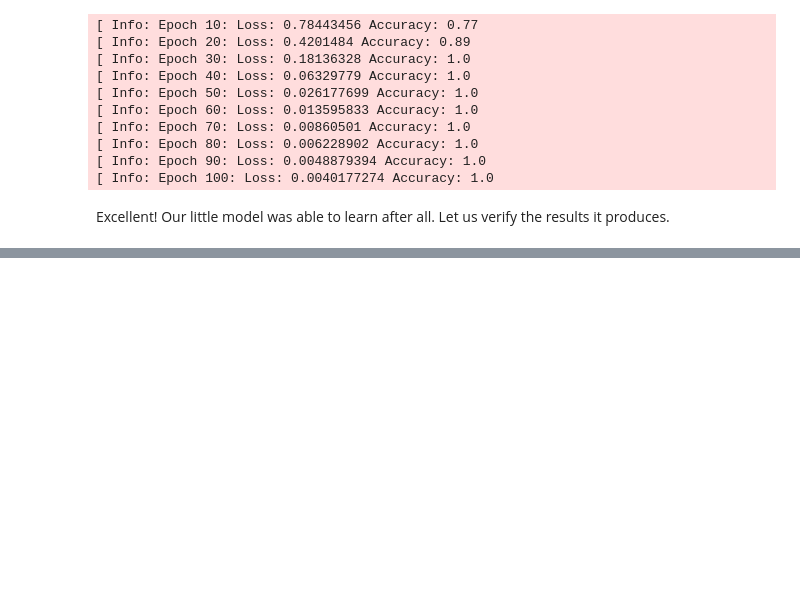
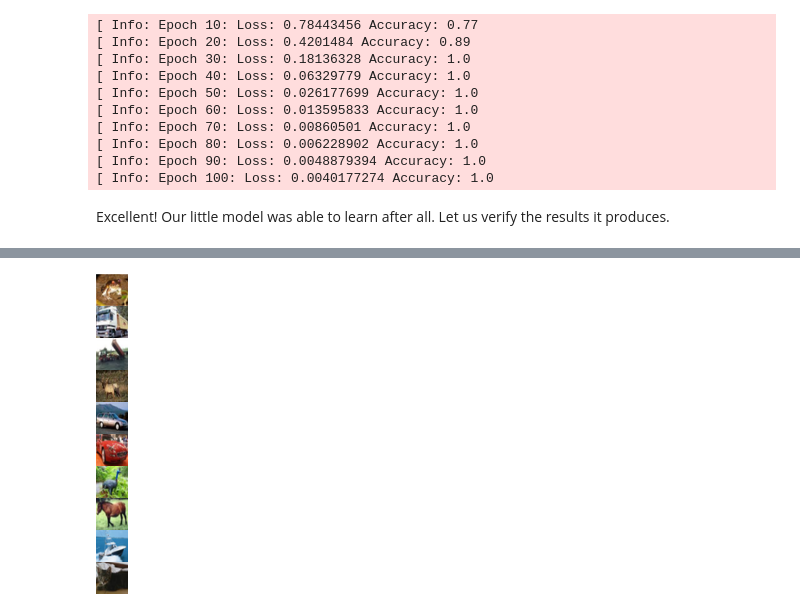
Before and after one commit to xKDR/Julia-Workshop, a Jupyter notebook: MachineLearning.ipynb, the cells around one changed output, grey strips where cells are left out. Saved outputs shown, nothing was run; the diff lists cells and outputs as text; code cells hidden in the pictures; blank space fills up the shorter version.

```diff
--- a/MachineLearning.ipynb
+++ b/MachineLearning.ipynb
@@ -547,0 +580,5 @@ Excellent! Our little model was able to learn after all. Let us verify the resul
+# %%
+tiled = reduce(hcat, map(x -> permutedims(x, (3,2,1)), eachslice(imgs[1:10].features, dims = 4)))
+colorview(RGB, tiled)
+# %% [output]
+[figure, added]
```
Also changed, not shown: parts of 4 cells of this notebook.
